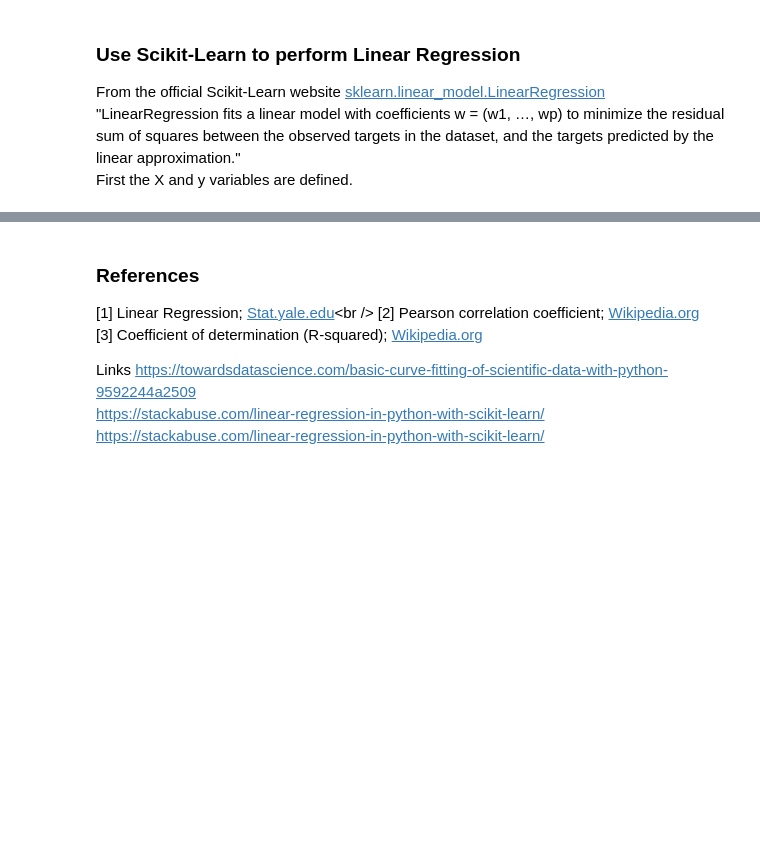
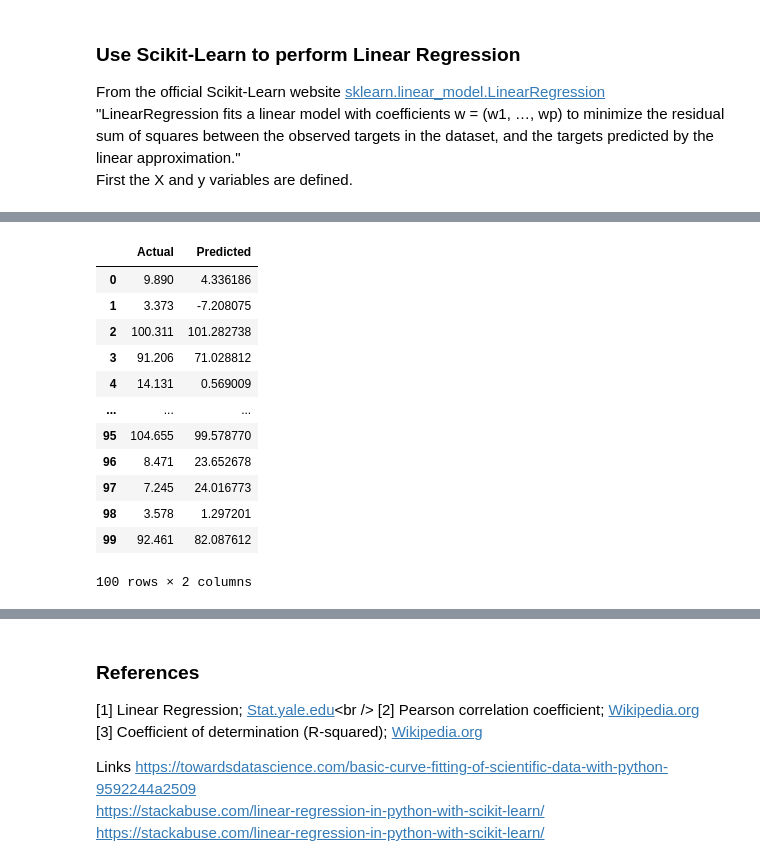
Before and after one commit to killfoley/fundamentalsofDA_project, a Jupyter notebook: Project.ipynb, the cells around one changed output, grey strips where cells are left out. Drawn from its saved outputs; the diff is of its cells as text; code cells hidden in the pictures; blank space fills up the shorter version.

```diff
--- a/Project.ipynb
+++ b/Project.ipynb
@@ -150,0 +175,18 @@ array([[7.24575873]])
+# %%
+# Create a new data from of actual vc predicted values to compare
+dfcomp = pd.DataFrame({'Actual': y_test, 'Predicted': y_pred})
+dfcomp
+# %% [output]
+|  | Actual | Predicted |
+| 0 | 9.890 | 4.336186 |
+| 1 | 3.373 | -7.208075 |
+| 2 | 100.311 | 101.282738 |
+| 3 | 91.206 | 71.028812 |
+| 4 | 14.131 | 0.569009 |
+| ... | ... | ... |
+| 95 | 104.655 | 99.578770 |
+| 96 | 8.471 | 23.652678 |
+| 97 | 7.245 | 24.016773 |
+| 98 | 3.578 | 1.297201 |
+| 99 | 92.461 | 82.087612 |
+100 rows × 2 columns
```
Also changed, not shown: parts of 20 cells of this notebook.
